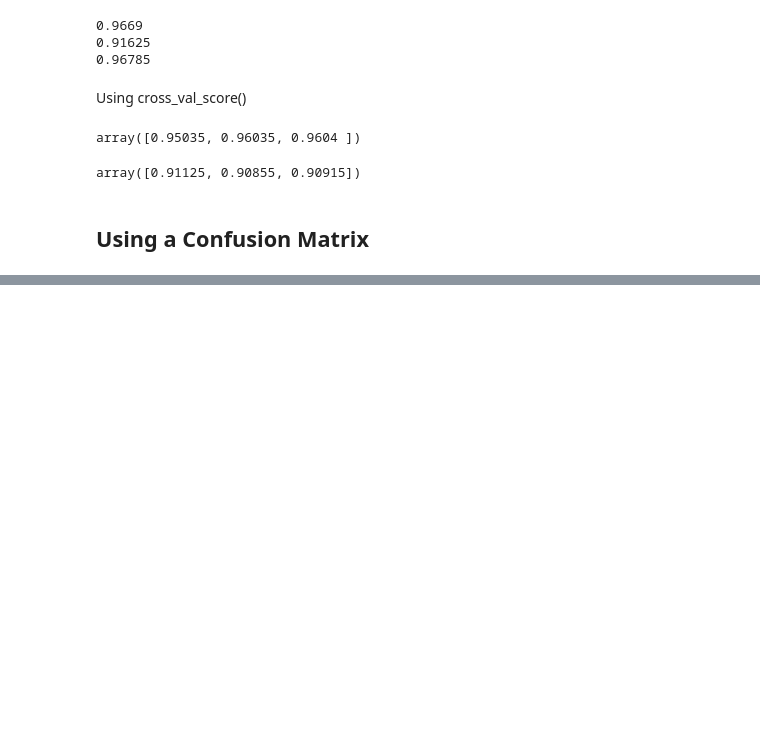
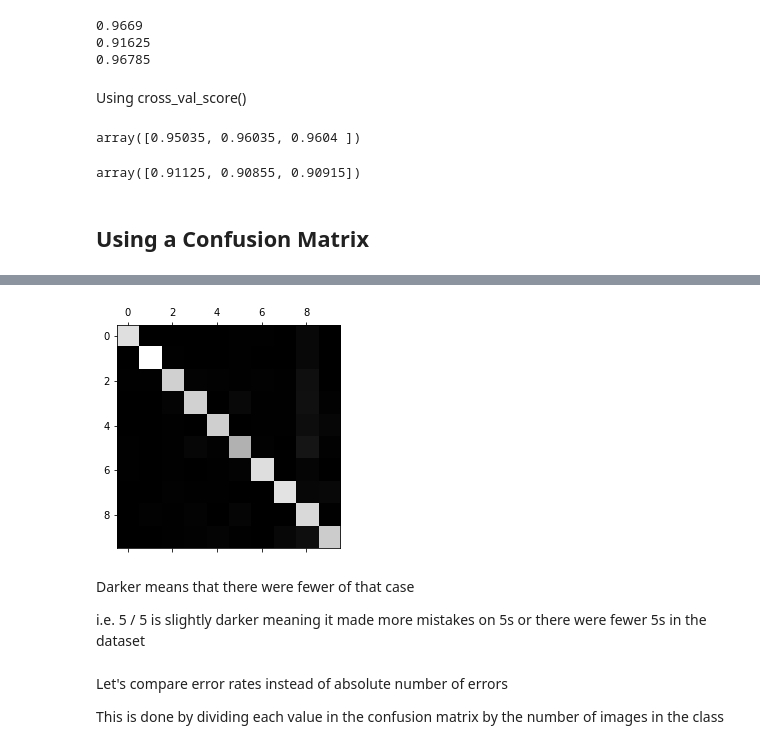
Before and after one commit to sherwinvarkiani/MachineLearning, a Jupyter notebook: Classification.ipynb, the cells around one changed output, grey strips where cells are left out. Saved outputs shown, nothing was run; the diff lists cells and outputs as text; code cells hidden in the pictures; blank space fills up the shorter version.

```diff
--- a/Classification.ipynb
+++ b/Classification.ipynb
@@ -112,0 +288,4 @@ array([0.91125, 0.90855, 0.90915])
+# %%
+from sklearn.multiclass import OneVsRestClassifier
+ovr_clf = OneVsRestClassifier(SVC())
+ovr_clf.fit(X_train, y_train)
@@ -112,0 +308,3 @@ array([0.91125, 0.90855, 0.90915])
+# %%
+sgd_clf.fit(X_train, y_train)
+sgd_clf.predict([some_digit])
@@ -112,0 +324,5 @@ array([0.91125, 0.90855, 0.90915])
+# %%
+from sklearn.preprocessing import StandardScaler
+scaler = StandardScaler()
+X_train_scaled = scaler.fit_transform(X_train.astype(np.float64))
+cross_val_score(sgd_clf, X_train_scaled, y_train, cv=3, scoring="accuracy")
@@ -112,0 +333,4 @@ array([0.91125, 0.90855, 0.90915])
+# %%
+y_train_pred = cross_val_predict(sgd_clf, X_train_scaled, y_train, cv=3)
+conf_mx = confusion_matrix(y_train, y_train_pred)
+conf_mx
@@ -112,0 +348,14 @@ array([0.91125, 0.90855, 0.90915])
+# %%
+# Plot the confusion matrix
+plt.matshow(conf_mx, cmap=plt.cm.gray)
+plt.show()
+# %% [output]
+[figure, added]
+# %% [markdown]
+Darker means that there were fewer of that case
+
+i.e. 5 / 5 is slightly darker meaning it made more mistakes on 5s or there were fewer 5s in the dataset
+# %% [markdown]
+Let's compare error rates instead of absolute number of errors
+
+This is done by dividing each value in the confusion matrix by the number of images in the class
```
Also changed, not shown: parts of 58 cells of this notebook.
